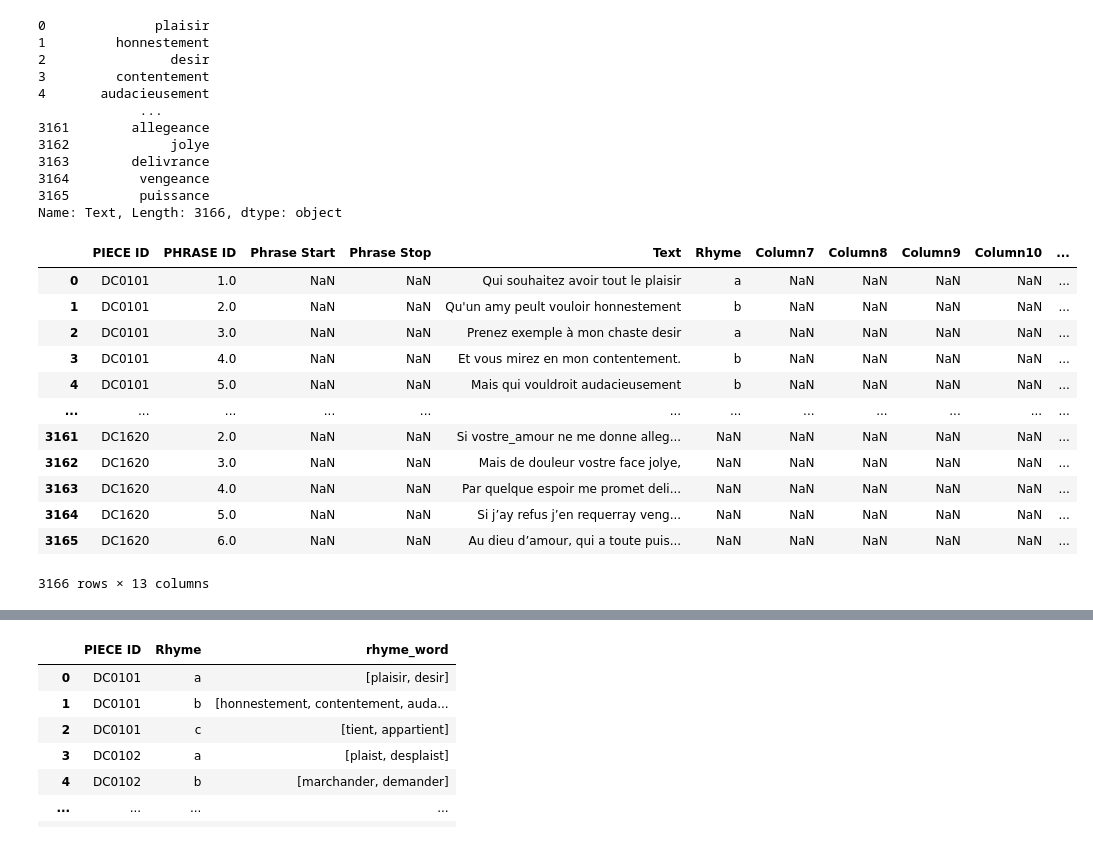
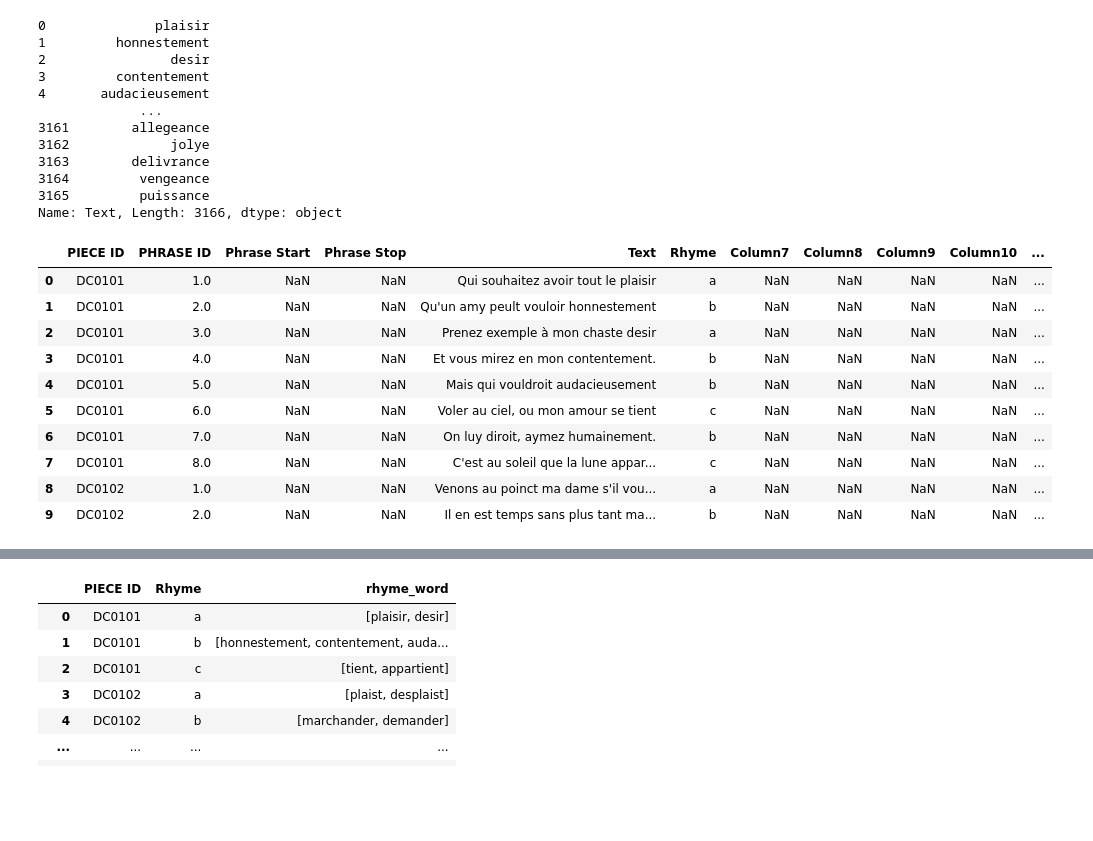
Before and after one commit to RichardFreedman/DDL_2022_Pandas_Jupyter, a Jupyter notebook: 03_Du_Chemin_Rhyme_Network.ipynb, the cells around one changed output, grey strips where cells are left out. Saved outputs shown, nothing was run; the diff lists cells and outputs as text; code cells hidden in the pictures; blank space fills up the shorter version.

```diff
--- a/03_Du_Chemin_Rhyme_Network.ipynb
+++ b/03_Du_Chemin_Rhyme_Network.ipynb
@@ -62,20 +67,18 @@ Name: Text, Length: 3166, dtype: object
 # %%
 duchemin["rhyme_word"] = duchemin.Text.apply(remove_non_alpha_chars).str.split().str.get(-1)
 # %%
-duchemin
+duchemin.head(10)
 # %% [output]
 |  | PIECE ID | PHRASE ID | Phrase Start | Phrase Stop | Text | Rhyme | Column7 | Column8 | Column9 | Column10 | ... |
 | 0 | DC0101 | 1.0 | NaN | NaN | Qui souhaitez avoir tout le plaisir | a | NaN | NaN | NaN | NaN | ... |
 | 1 | DC0101 | 2.0 | NaN | NaN | Qu'un amy peult vouloir honnestement | b | NaN | NaN | NaN | NaN | ... |
 | 2 | DC0101 | 3.0 | NaN | NaN | Prenez exemple à mon chaste desir | a | NaN | NaN | NaN | NaN | ... |
 | 3 | DC0101 | 4.0 | NaN | NaN | Et vous mirez en mon contentement. | b | NaN | NaN | NaN | NaN | ... |
 | 4 | DC0101 | 5.0 | NaN | NaN | Mais qui vouldroit audacieusement | b | NaN | NaN | NaN | NaN | ... |
-| ... | ... | ... | ... | ... | ... | ... | ... | ... | ... | ... | ... |
-| 3161 | DC1620 | 2.0 | NaN | NaN | Si vostre_amour ne me donne alleg... | NaN | NaN | NaN | NaN | NaN | ... |
-| 3162 | DC1620 | 3.0 | NaN | NaN | Mais de douleur vostre face jolye, | NaN | NaN | NaN | NaN | NaN | ... |
-| 3163 | DC1620 | 4.0 | NaN | NaN | Par quelque espoir me promet deli... | NaN | NaN | NaN | NaN | NaN | ... |
-| 3164 | DC1620 | 5.0 | NaN | NaN | Si j’ay refus j’en requerray veng... | NaN | NaN | NaN | NaN | NaN | ... |
-| 3165 | DC1620 | 6.0 | NaN | NaN | Au dieu d’amour, qui a toute puis... | NaN | NaN | NaN | NaN | NaN | ... |
+| 5 | DC0101 | 6.0 | NaN | NaN | Voler au ciel, ou mon amour se tient | c | NaN | NaN | NaN | NaN | ... |
+| 6 | DC0101 | 7.0 | NaN | NaN | On luy diroit, aymez humainement. | b | NaN | NaN | NaN | NaN | ... |
+| 7 | DC0101 | 8.0 | NaN | NaN | C'est au soleil que la lune appar... | c | NaN | NaN | NaN | NaN | ... |
+| 8 | DC0102 | 1.0 | NaN | NaN | Venons au poinct ma dame s'il vou... | a | NaN | NaN | NaN | NaN | ... |
+| 9 | DC0102 | 2.0 | NaN | NaN | Il en est temps sans plus tant ma... | b | NaN | NaN | NaN | NaN | ... |
-3166 rows × 13 columns
 # %%
 rhymes = duchemin.groupby(["PIECE ID", "Rhyme"]).rhyme_word.apply(list).reset_index()
```
Also changed, not shown: parts of 6 cells of this notebook, 2 other files.
